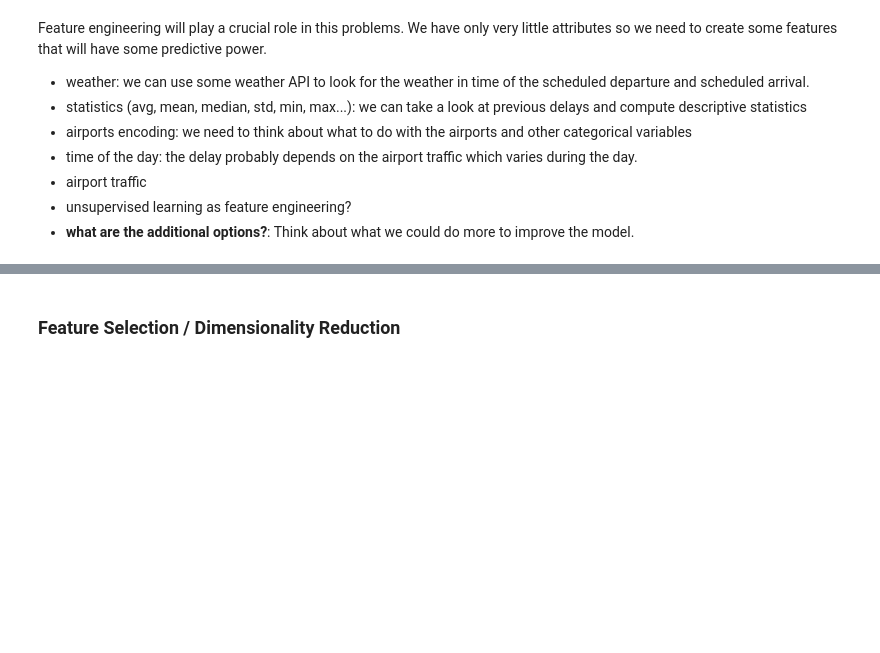
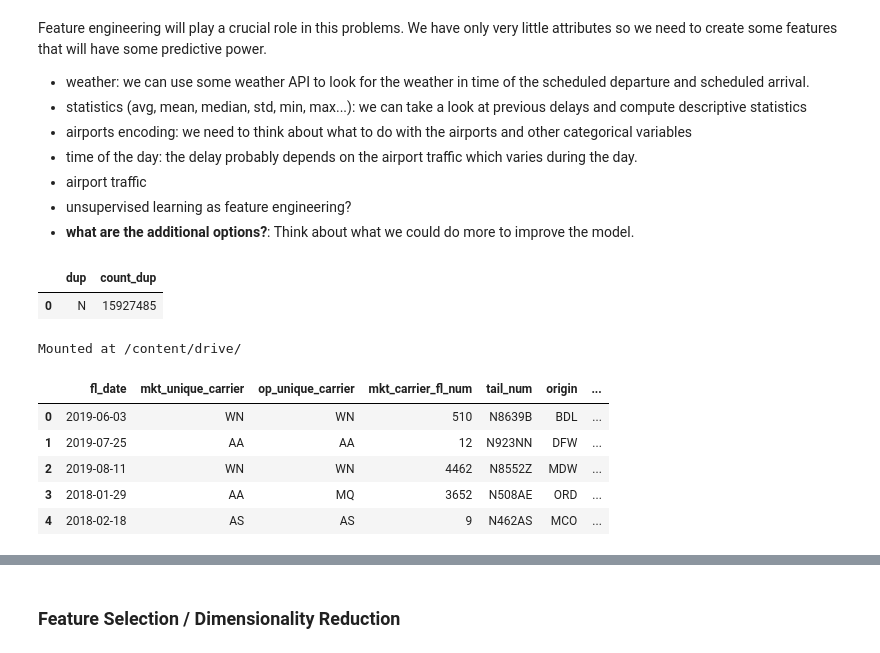
Before and after one commit to albina-m/LHL-Midterm-Flights, a Jupyter notebook: Albina-modeling.ipynb, the cells around one changed output, grey strips where cells are left out. Saved outputs shown, nothing was run; the diff lists cells and outputs as text; code cells hidden in the pictures; blank space fills up the shorter version.

```diff
--- a/Albina-modeling.ipynb
+++ b/Albina-modeling.ipynb
@@ -28,3 +143,14 @@ Feature engineering will play a crucial role in this problems. We have only very
 - airport traffic
 - unsupervised learning as feature engineering?
 - **what are the additional options?**: Think about what we could do more to improve the model.
+# %%
+column_names = ['dup','count_dup']
+postgresql_to_dataframe(conn,'select dup, count(dup) from flights group by dup',column_names)
+# %% [output]
+|  | dup | count_dup |
+| 0 | N | 15927485 |
+# %%
+from google.colab import drive
+drive.mount('/content/drive/')
+# %% [output]
+Mounted at /content/drive/
@@ -30,0 +159,9 @@ Feature engineering will play a crucial role in this problems. We have only very
+# %%
+df_flights.head()
+# %% [output]
+|  | fl_date | mkt_unique_carrier | op_unique_carrier | mkt_carrier_fl_num | tail_num | origin | ... |
+| 0 | 2019-06-03 | WN | WN | 510 | N8639B | BDL | ... |
+| 1 | 2019-07-25 | AA | AA | 12 | N923NN | DFW | ... |
+| 2 | 2019-08-11 | WN | WN | 4462 | N8552Z | MDW | ... |
+| 3 | 2018-01-29 | AA | MQ | 3652 | N508AE | ORD | ... |
+| 4 | 2018-02-18 | AS | AS | 9 | N462AS | MCO | ... |
```
Also changed, not shown: parts of 26 cells of this notebook.
